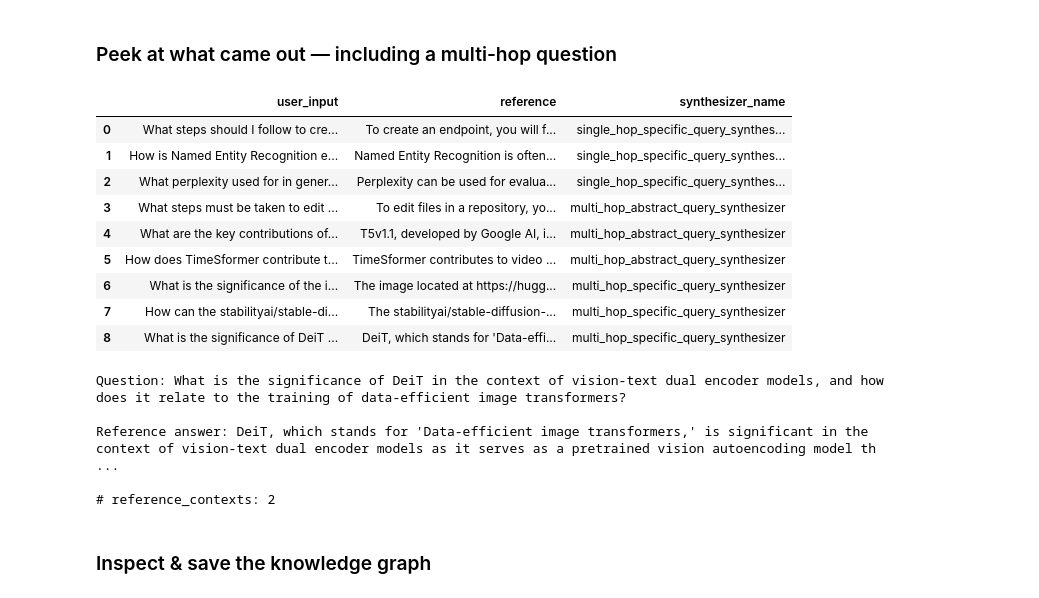
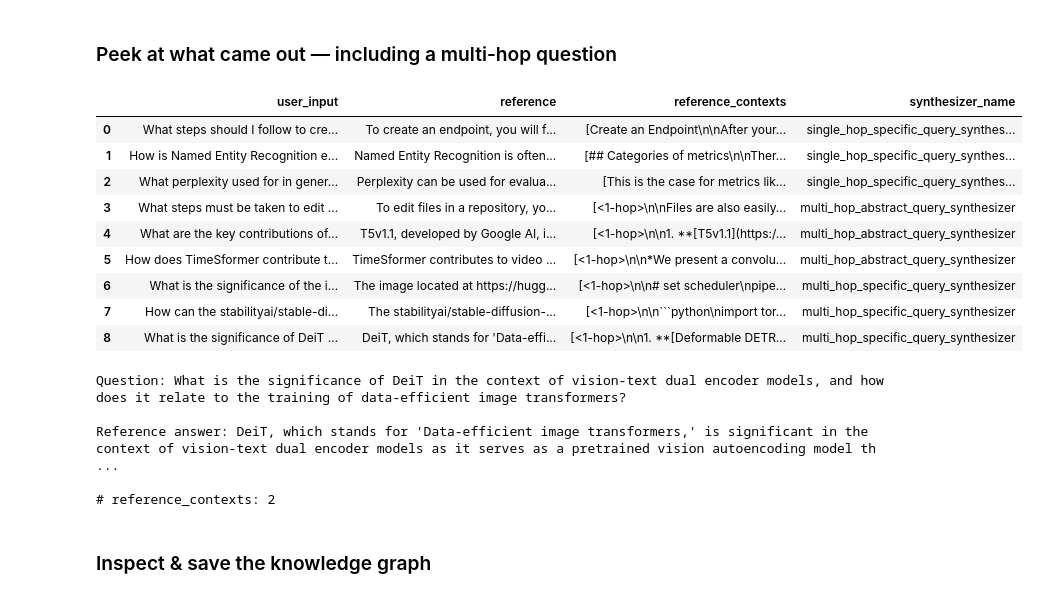
Before and after one commit to csenge-szabo/Synthetic_Data_Generation_w_RAGAS, a Jupyter notebook: RAGAS_demo_notebook.ipynb, the cells around one changed output. Drawn from its saved outputs; the diff is of its cells as text; code cells hidden in the pictures.

Commit message:
chore: refine notebook output tables

````diff
--- a/RAGAS_demo_notebook.ipynb
+++ b/RAGAS_demo_notebook.ipynb
@@ -193,27 +193,27 @@ Node 3bff62d9-3178-47f6-ba4f-a9d0e5d57028 does not have a summary. Skipping filt
 # %%
 import pandas as pd
 pd.set_option("display.max_colwidth", 140)
 
 # 'synthesizer_name' shows which query type produced each row (single-hop vs multi-hop).
-cols = [c for c in ["user_input", "reference", "synthesizer_name"] if c in df.columns]
+cols = [c for c in ["user_input", "reference", "reference_contexts", "synthesizer_name"] if c in df.columns]
 display(df[cols])
 
 # Show one full row (question + gold answer + reference contexts).
 row0 = df.iloc[-1]
 print("Question:", row0["user_input"])
 print("\nReference answer:", row0["reference"])
 print("\n# reference_contexts:", len(row0["reference_contexts"]))
 # %% [output]
-|  | user_input | reference | synthesizer_name |
-| 0 | What steps should I follow to cre... | To create an endpoint, you will f... | single_hop_specific_query_synthes... |
-| 1 | How is Named Entity Recognition e... | Named Entity Recognition is often... | single_hop_specific_query_synthes... |
-| 2 | What perplexity used for in gener... | Perplexity can be used for evalua... | single_hop_specific_query_synthes... |
-| 3 | What steps must be taken to edit ... | To edit files in a repository, yo... | multi_hop_abstract_query_synthesizer |
-| 4 | What are the key contributions of... | T5v1.1, developed by Google AI, i... | multi_hop_abstract_query_synthesizer |
-| 5 | How does TimeSformer contribute t... | TimeSformer contributes to video ... | multi_hop_abstract_query_synthesizer |
-| 6 | What is the significance of the i... | The image located at https://hugg... | multi_hop_specific_query_synthesizer |
-| 7 | How can the stabilityai/stable-di... | The stabilityai/stable-diffusion-... | multi_hop_specific_query_synthesizer |
-| 8 | What is the significance of DeiT ... | DeiT, which stands for 'Data-effi... | multi_hop_specific_query_synthesizer |
+|  | user_input | reference | reference_contexts | synthesizer_name |
+| 0 | What steps should I follow to cre... | To create an endpoint, you will f... | [Create an Endpoint\n\nAfter your... | single_hop_specific_query_synthes... |
+| 1 | How is Named Entity Recognition e... | Named Entity Recognition is often... | [## Categories of metrics\n\nTher... | single_hop_specific_query_synthes... |
+| 2 | What perplexity used for in gener... | Perplexity can be used for evalua... | [This is the case for metrics lik... | single_hop_specific_query_synthes... |
+| 3 | What steps must be taken to edit ... | To edit files in a repository, yo... | [<1-hop>\n\nFiles are also easily... | multi_hop_abstract_query_synthesizer |
+| 4 | What are the key contributions of... | T5v1.1, developed by Google AI, i... | [<1-hop>\n\n1. **[T5v1.1](https:/... | multi_hop_abstract_query_synthesizer |
+| 5 | How does TimeSformer contribute t... | TimeSformer contributes to video ... | [<1-hop>\n\n*We present a convolu... | multi_hop_abstract_query_synthesizer |
+| 6 | What is the significance of the i... | The image located at https://hugg... | [<1-hop>\n\n# set scheduler\npipe... | multi_hop_specific_query_synthesizer |
+| 7 | How can the stabilityai/stable-di... | The stabilityai/stable-diffusion-... | [<1-hop>\n\n```python\nimport tor... | multi_hop_specific_query_synthesizer |
+| 8 | What is the significance of DeiT ... | DeiT, which stands for 'Data-effi... | [<1-hop>\n\n1. **[Deformable DETR... | multi_hop_specific_query_synthesizer |
 Question: What is the significance of DeiT in the context of vision-text dual encoder models, and how does it relate to the training of data-efficient image transformers?
 
 Reference answer: DeiT, which stands for 'Data-efficient image transformers,' is significant in the context of vision-text dual encoder models as it serves as a pretrained vision autoencoding model th ...
````
